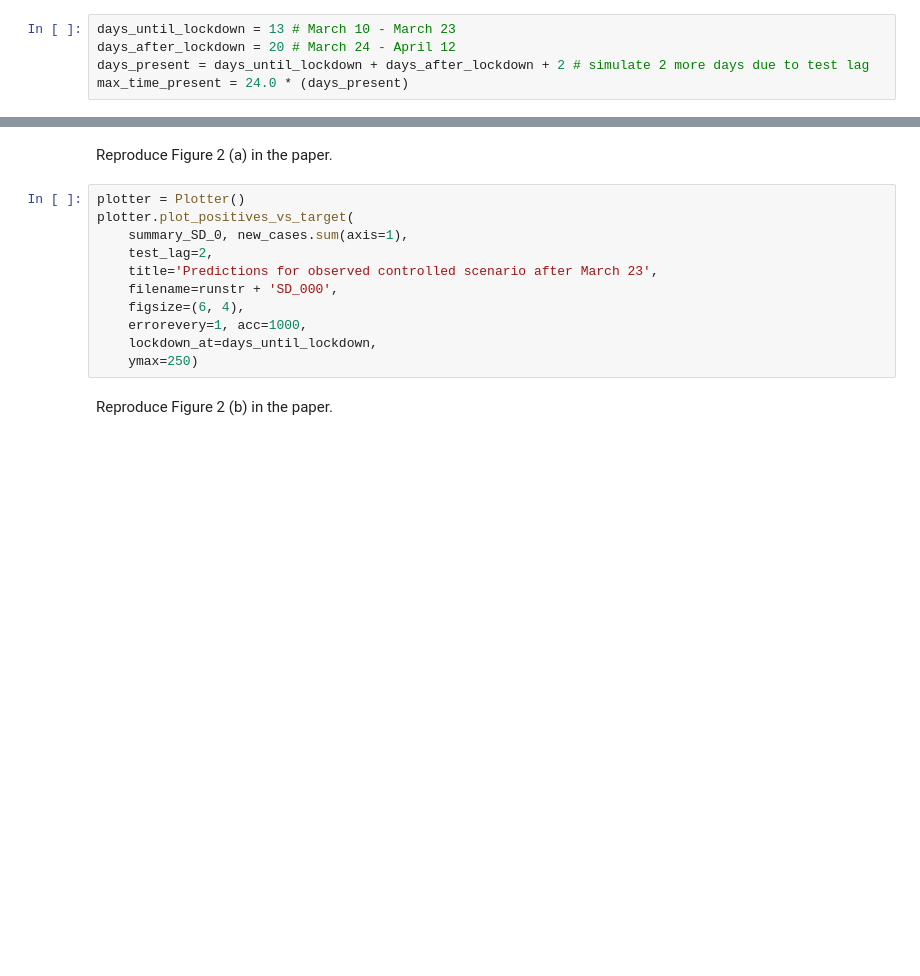
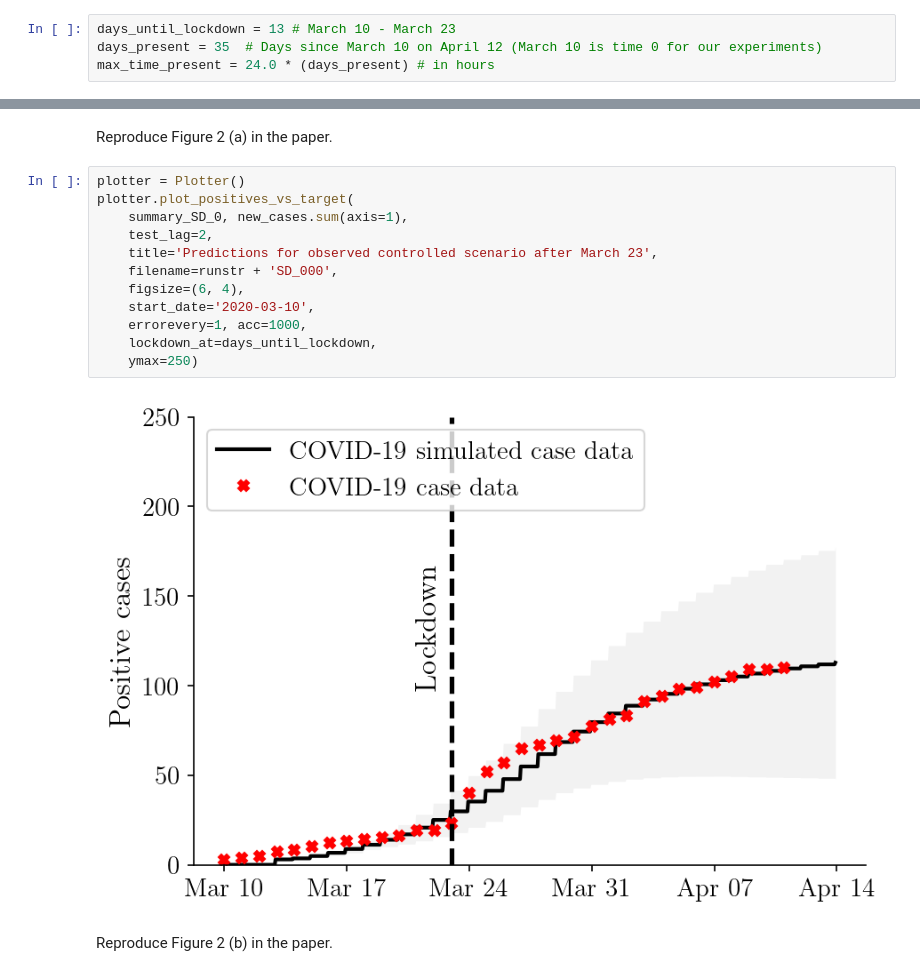
Before and after one commit to covid19-model/simulator, a Jupyter notebook: sim/experiment-2.ipynb, the cells around one changed output, grey strips where cells are left out. Drawn from its saved outputs; the diff is of its cells as text; blank space fills up the shorter version.

Commit message:
Experiments splitted to notebooks

```diff
--- a/sim/experiment-2.ipynb
+++ b/sim/experiment-2.ipynb
@@ -50,9 +50,8 @@ num_workers = multiprocessing.cpu_count() - 1
 #### Set the time to simulate
 # %%
 days_until_lockdown = 13 # March 10 - March 23
-days_after_lockdown = 20 # March 24 - April 12
-days_present = days_until_lockdown + days_after_lockdown + 2 # simulate 2 more days due to test lag
-max_time_present = 24.0 * (days_present)
+days_present = 35  # Days since March 10 on April 12 (March 10 is time 0 for our experiments)
+max_time_present = 24.0 * (days_present) # in hours
 # %% [markdown]
 #### Define population/mobility parameters
 
@@ -213,14 +233,17 @@ Reproduce Figure 2 (a) in the paper.
 # %%
 plotter = Plotter()
 plotter.plot_positives_vs_target(
     summary_SD_0, new_cases.sum(axis=1),
     test_lag=2,
     title='Predictions for observed controlled scenario after March 23',
     filename=runstr + 'SD_000',
     figsize=(6, 4),
+    start_date='2020-03-10',
     errorevery=1, acc=1000,
     lockdown_at=days_until_lockdown,
     ymax=250)
+# %% [output]
+[figure, added]
 # %% [markdown]
 Reproduce Figure 2 (b) in the paper.
 # %%
```
Also changed, not shown: parts of 8 cells of this notebook, 6 other files.
